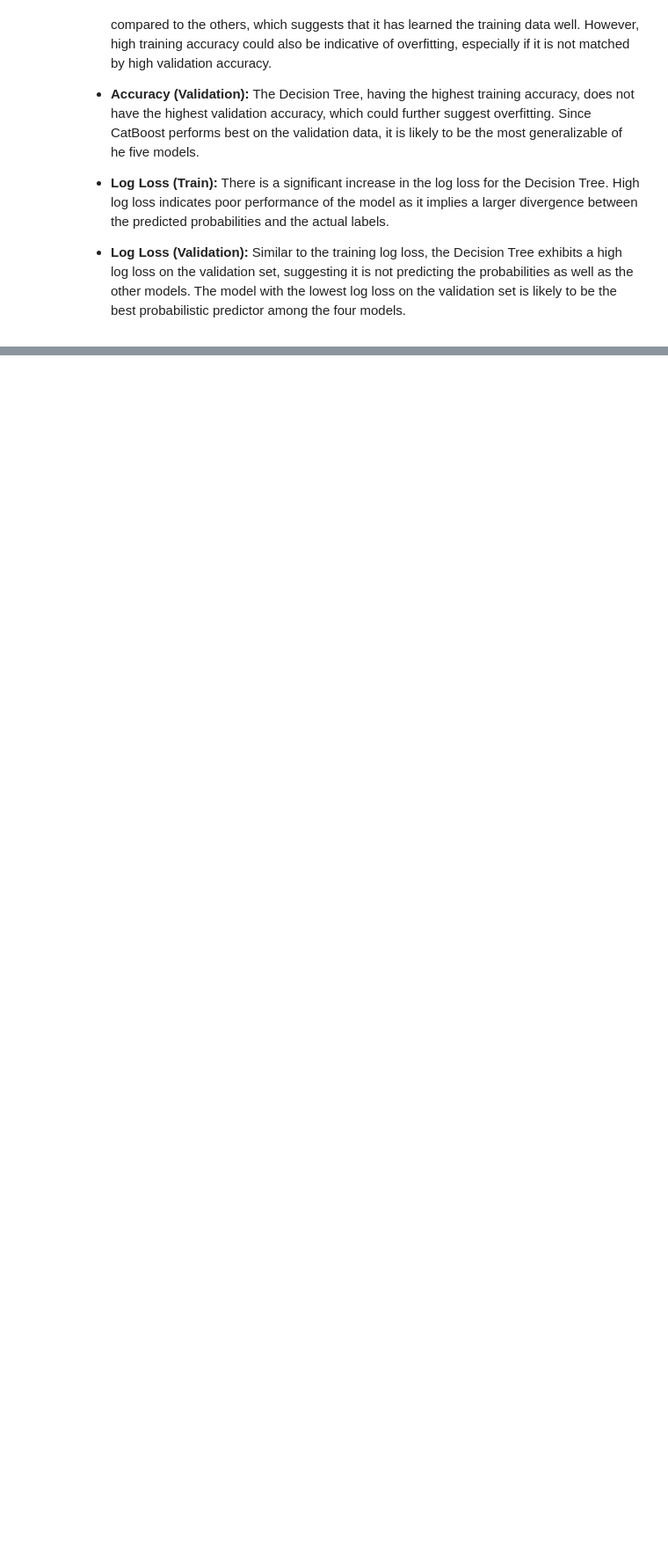
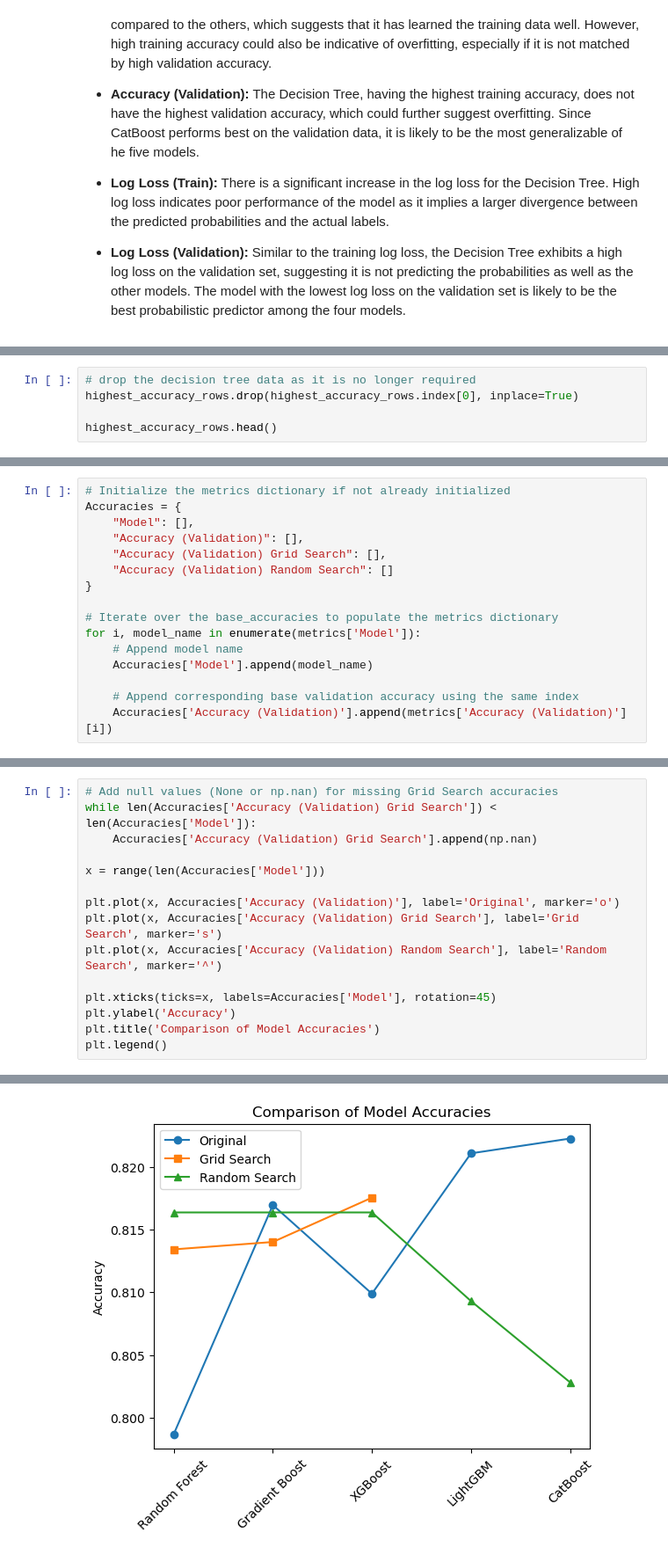
Before and after one commit to Greywolfie01/ML-Project, a Jupyter notebook: Decision_trees.ipynb, the cells around one changed output, grey strips where cells are left out. Shown: that part at 88% size. Saved outputs shown, nothing was run; the diff lists cells and outputs as text; blank space fills up the shorter version.

```diff
--- a/Decision_trees.ipynb
+++ b/Decision_trees.ipynb
@@ -419,0 +442,5 @@ display(highest_accuracy_rows)
+# %%
+# drop the decision tree data as it is no longer required
+highest_accuracy_rows.drop(highest_accuracy_rows.index[0], inplace=True)
+
+highest_accuracy_rows.head()
@@ -419,0 +767,16 @@ display(highest_accuracy_rows)
+# %%
+# Initialize the metrics dictionary if not already initialized
+Accuracies = {
+    "Model": [],
+    "Accuracy (Validation)": [],
+    "Accuracy (Validation) Grid Search": [],
+    "Accuracy (Validation) Random Search": []
+}
+
+# Iterate over the base_accuracies to populate the metrics dictionary
+for i, model_name in enumerate(metrics['Model']):
+    # Append model name
+    Accuracies['Model'].append(model_name)
+
+    # Append corresponding base validation accuracy using the same index
+    Accuracies['Accuracy (Validation)'].append(metrics['Accuracy (Validation)'][i])
@@ -419,0 +808,16 @@ display(highest_accuracy_rows)
+# %%
+# Add null values (None or np.nan) for missing Grid Search accuracies
+while len(Accuracies['Accuracy (Validation) Grid Search']) < len(Accuracies['Model']):
+    Accuracies['Accuracy (Validation) Grid Search'].append(np.nan)
+
+x = range(len(Accuracies['Model']))
+
+plt.plot(x, Accuracies['Accuracy (Validation)'], label='Original', marker='o')
+plt.plot(x, Accuracies['Accuracy (Validation) Grid Search'], label='Grid Search', marker='s')
+plt.plot(x, Accuracies['Accuracy (Validation) Random Search'], label='Random Search', marker='^')
+
+plt.xticks(ticks=x, labels=Accuracies['Model'], rotation=45)
+plt.ylabel('Accuracy')
+plt.title('Comparison of Model Accuracies')
+plt.legend()
+# %% [output]
@@ -419,0 +825 @@ display(highest_accuracy_rows)
+[figure, added]
```
Also changed, not shown: parts of 16 cells of this notebook.
